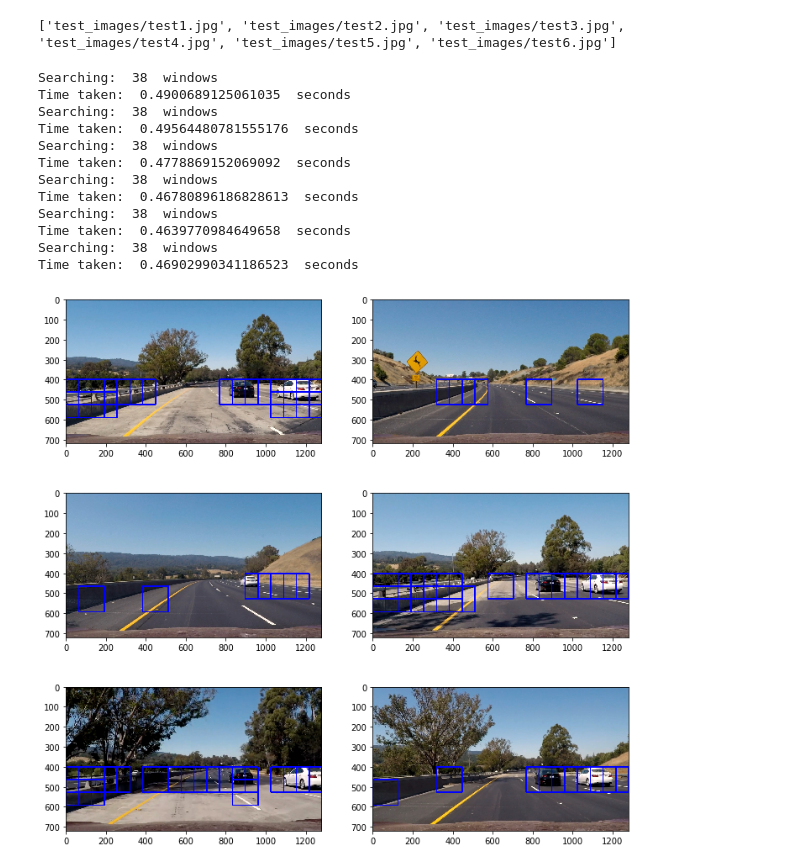
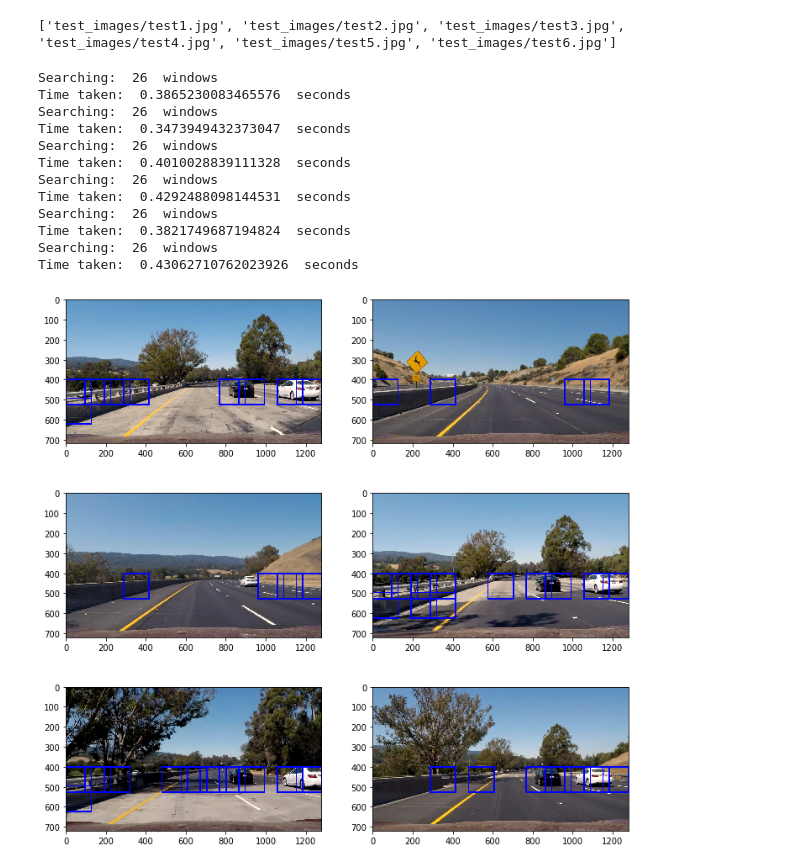
Before and after one commit to patrickcleeve/CarND-Term1-Vehicle-Detection-P5, a Jupyter notebook: CarND-Vehicle-Detection.ipynb, the cells around one changed output. Saved outputs shown, nothing was run; the diff lists cells and outputs as text; code cells hidden in the pictures.

```diff
--- a/CarND-Vehicle-Detection.ipynb
+++ b/CarND-Vehicle-Detection.ipynb
@@ -600,0 +631,6 @@ plt.subplots_adjust(left=0.2, right=0.5, top=0.1, bottom=0)
+# %%
+# load the model from disk
+filename = 'models/trained_svc.sav'
+loaded_model = pickle.load(open(filename, 'rb'))
+result = loaded_model.score(X_test, y_test)
+print(round(result, 4))
@@ -601,3 +639,6 @@ plt.subplots_adjust(left=0.2, right=0.5, top=0.1, bottom=0)
+# %%
+# Assign loaded model for testing
+svc = loaded_model
 # %% [markdown]
 ## Testing Images
 # %%
@@ -612,7 +653,7 @@ print(test_images)
 # Test on single images
 # Sliding windows and window search
 
-# For visualisation
+# For Visualisation
 images = []
 titles = []
 
@@ -624,8 +665,8 @@ orient = 9              # Number of gradient orientations
 pix_per_cell = 8
 cell_per_block = 2
 hog_channel = "ALL"         # Can be 0, 1, 2, "ALL"
-spatial_size = (32, 32) # Spatial binning dimensions
-hist_bins = 32          # Number of histogram bins
+spatial_size = (64, 64) # Spatial binning dimensions
+hist_bins = 64          # Number of histogram bins
 spatial_feat = True     # Spatial features on or off
 hist_feat = True        # Histogram features on or off
 hog_feat = True         # HOG features on or off
@@ -633,7 +674,7 @@ hog_feat = True         # HOG features on or off
 
 
 window_size = 128
-overlap = 0.5
+overlap = 0.25
 ystart = 400
 ystop = 625
 
@@ -642,46 +683,46 @@ for image_path in test_images:
 
     t1 = time.time()
     image = mpimg.imread(image_path)
     draw_image = np.copy(image)
 
     # Rescale .jpg image
     image = image.astype(np.float32)/255
     #print(np.min(image), np.max(image))
 
 
     windows = slide_window(image, x_start_stop=[None, None], y_start_stop=[ystart, ystop],
                     xy_window=(window_size, window_size), xy_overlap=(overlap, overlap))
 
     hot_windows = search_windows(image, windows, svc, X_scaler, color_space=color_space,
                                  spatial_size=spatial_size, hist_bins=hist_bins, orient=orient,
                                  pix_per_cell=pix_per_cell, cell_per_block=cell_per_block,
                                  hog_channel=hog_channel, spatial_feat=spatial_feat,
                                  hist_feat=hist_feat, hog_feat=hog_feat)
 
     window_image = draw_boxes(draw_image, hot_windows, color=(0, 0, 255), thick=6)
 
     images.append(window_image)
     titles.append("")
 
     print("Searching: ", len(windows), " windows")
     print("Time taken: ", time.time() - t1, " seconds")
 
 fig = plt.figure(figsize=(12, 12))
 visualize(fig, 3, 2, images, titles)
 # %% [output]
-Searching:  38  windows
-Time taken:  0.4900689125061035  seconds
-Searching:  38  windows
-Time taken:  0.49564480781555176  seconds
-Searching:  38  windows
-Time taken:  0.4778869152069092  seconds
-Searching:  38  windows
-Time taken:  0.46780896186828613  seconds
-Searching:  38  windows
-Time taken:  0.4639770984649658  seconds
-Searching:  38  windows
-Time taken:  0.46902990341186523  seconds
+Searching:  26  windows
+Time taken:  0.3865230083465576  seconds
+Searching:  26  windows
+Time taken:  0.3473949432373047  seconds
+Searching:  26  windows
+Time taken:  0.4010028839111328  seconds
+Searching:  26  windows
+Time taken:  0.4292488098144531  seconds
+Searching:  26  windows
+Time taken:  0.3821749687194824  seconds
+Searching:  26  windows
+Time taken:  0.43062710762023926  seconds
-[figure, old version]
+[figure, new version]
 # %%
 # Helper function
 
```
Also changed, not shown: parts of 17 cells of this notebook.
